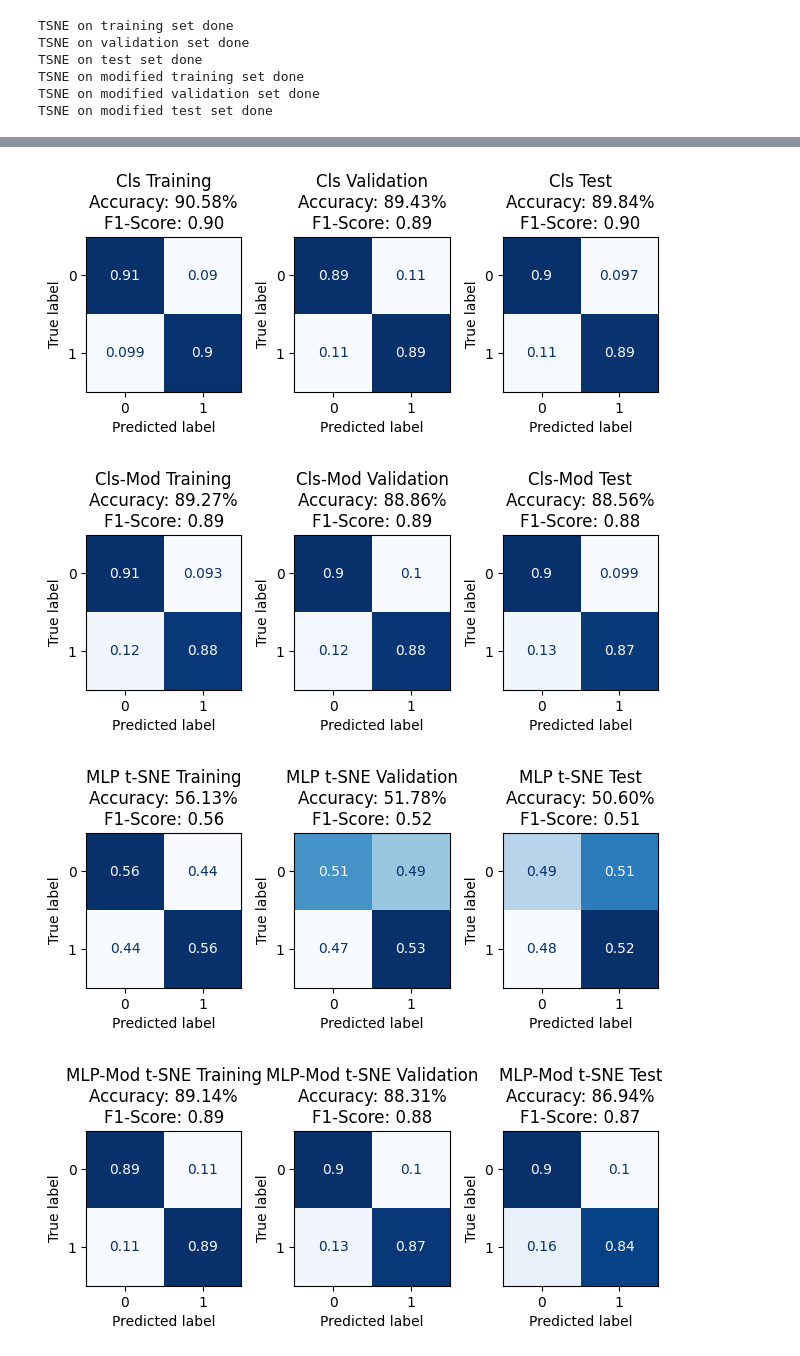
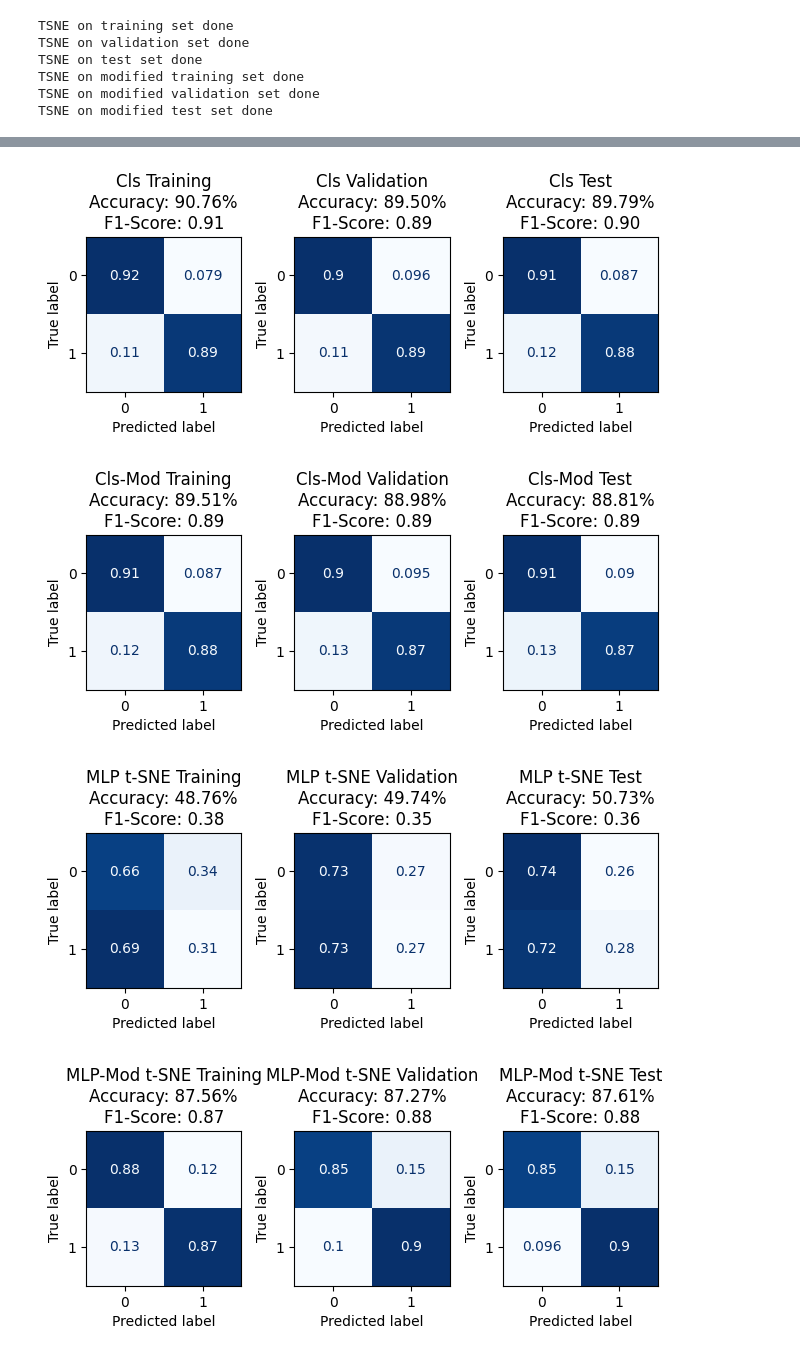
Before and after one commit to Berack96/upo-AIContrastive, a Jupyter notebook: src/chexnet/training_new_classifier.ipynb, the cells around one changed output, grey strips where cells are left out. Drawn from its saved outputs; the diff is of its cells as text; code cells hidden in the pictures.

```diff
--- a/src/chexnet/training_new_classifier.ipynb
+++ b/src/chexnet/training_new_classifier.ipynb
@@ -57,10 +57,9 @@ x_test = dataset['x_test']
 y_test = dataset['y_test']
 
 ## DATASET PREDICTIONS
-predictions = np.load(predictions_path, allow_pickle=True)
-y_train_pred = predictions['y_train_pred']
-y_val_pred = predictions['y_val_pred']
-y_test_pred = predictions['y_test_pred']
+y_train_pred = classifier.predict(x_train, verbose=0)
+y_val_pred = classifier.predict(x_val, verbose=0)
+y_test_pred = classifier.predict(x_test, verbose=0)
 
 ## DATASET MODIFICATION
 x_train_modified = correction(x_train)
@@ -163,14 +162,12 @@ class ModelToEvaluate:
 # %%
 classifier_mlp = keras.models.Sequential()
 classifier_mlp.add(keras.layers.InputLayer(shape=(x_train_modified_tsne.shape[1],)))
-classifier_mlp.add(keras.layers.BatchNormalization())
-classifier_mlp.add(keras.layers.Dense(32, activation='relu'))
-classifier_mlp.add(keras.layers.Dense(32, activation='relu'))
+classifier_mlp.add(keras.layers.Dense(8))
+classifier_mlp.add(keras.layers.LeakyReLU())
 classifier_mlp.add(keras.layers.Dense(total_classes, activation='softmax'))
 classifier_mlp.compile(optimizer='adam', loss='sparse_categorical_crossentropy', metrics=['accuracy'])
 
-models_to_evaluate = [
-    ModelToEvaluate("Cls", all_datasets['original'], keras.models.clone_model(classifier), lambda preds: ops.argmax(preds, axis=1)),
+models = [
     ModelToEvaluate("Cls-Mod", all_datasets['modified'], keras.models.clone_model(classifier), lambda preds: ops.argmax(preds, axis=1)),
     ModelToEvaluate("MLP t-SNE", all_datasets['tsne_original'], keras.models.clone_model(classifier_mlp), lambda preds: ops.argmax(preds, axis=1)),
     ModelToEvaluate("MLP-Mod t-SNE", all_datasets['tsne_modified'], keras.models.clone_model(classifier_mlp), lambda preds: ops.argmax(preds, axis=1)),
@@ -180,7 +177,14 @@ models_to_evaluate = [
     ModelToEvaluate("SVM-Mod t-SNE", all_datasets['tsne_modified'], svm.LinearSVC(), lambda preds: preds)
 ]
 
-for m in models_to_evaluate:
+for m in models:
     m.fit()
     m.evaluate()
+
+original = ModelToEvaluate("Cls", all_datasets['original'], keras.models.clone_model(classifier), lambda preds: ops.argmax(preds, axis=1))
+original.y_train_pred = y_train_pred.argmax(axis=1)
+original.y_val_pred = y_val_pred.argmax(axis=1)
+original.y_test_pred = y_test_pred.argmax(axis=1)
+
+models = [original, *models]
 # %% [output]
@@ -193,10 +196,10 @@ Training LR-Mod t-SNE model...
 Training SVM t-SNE model...
 Training SVM-Mod t-SNE model...
 # %%
-for m in models_to_evaluate:
+for m in models:
     m.print_results()
 # %% [output]
-[figure, old version]
+[figure, new version]
-[figure, old version]
+[figure, new version]
-[figure, old version]
+[figure, new version]
-[figure, old version]
+[figure, new version]
```
Also changed, not shown: parts of 3 cells of this notebook, 1 other file.
